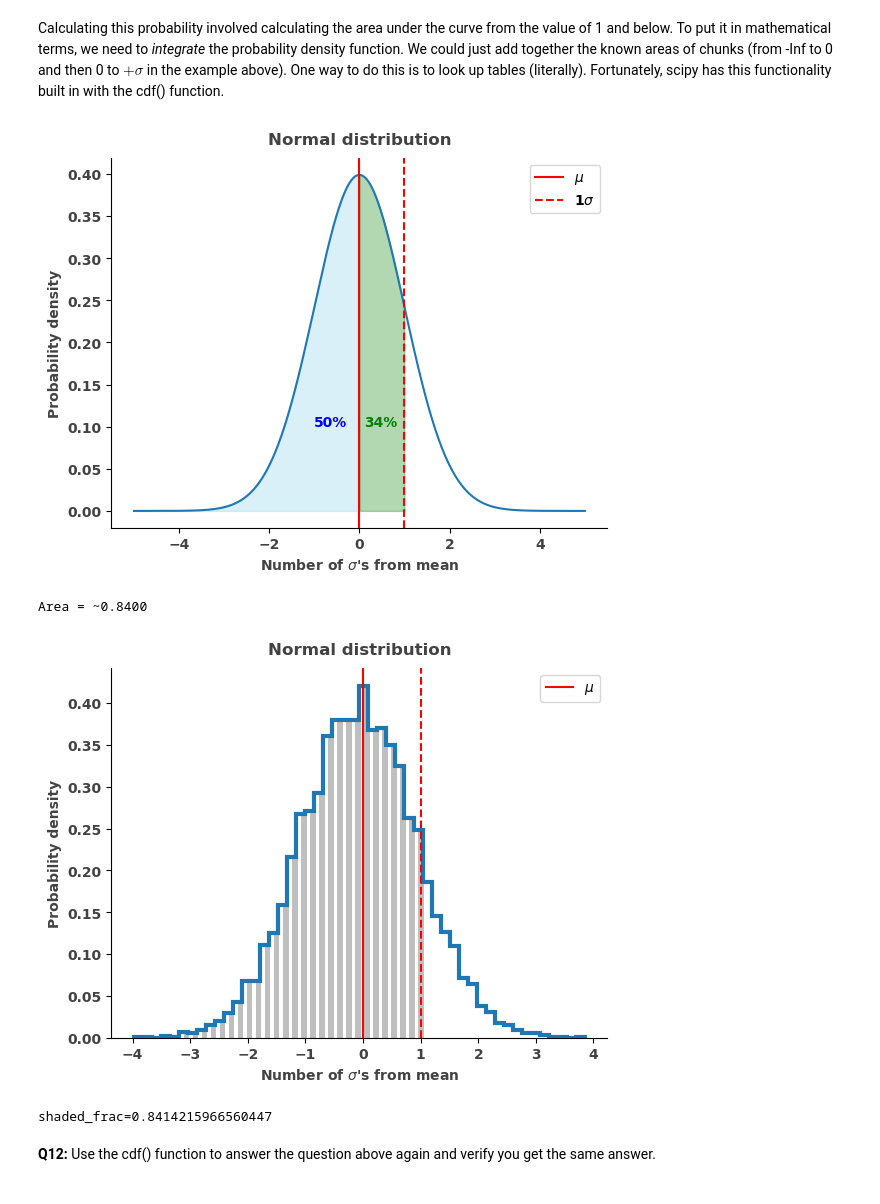
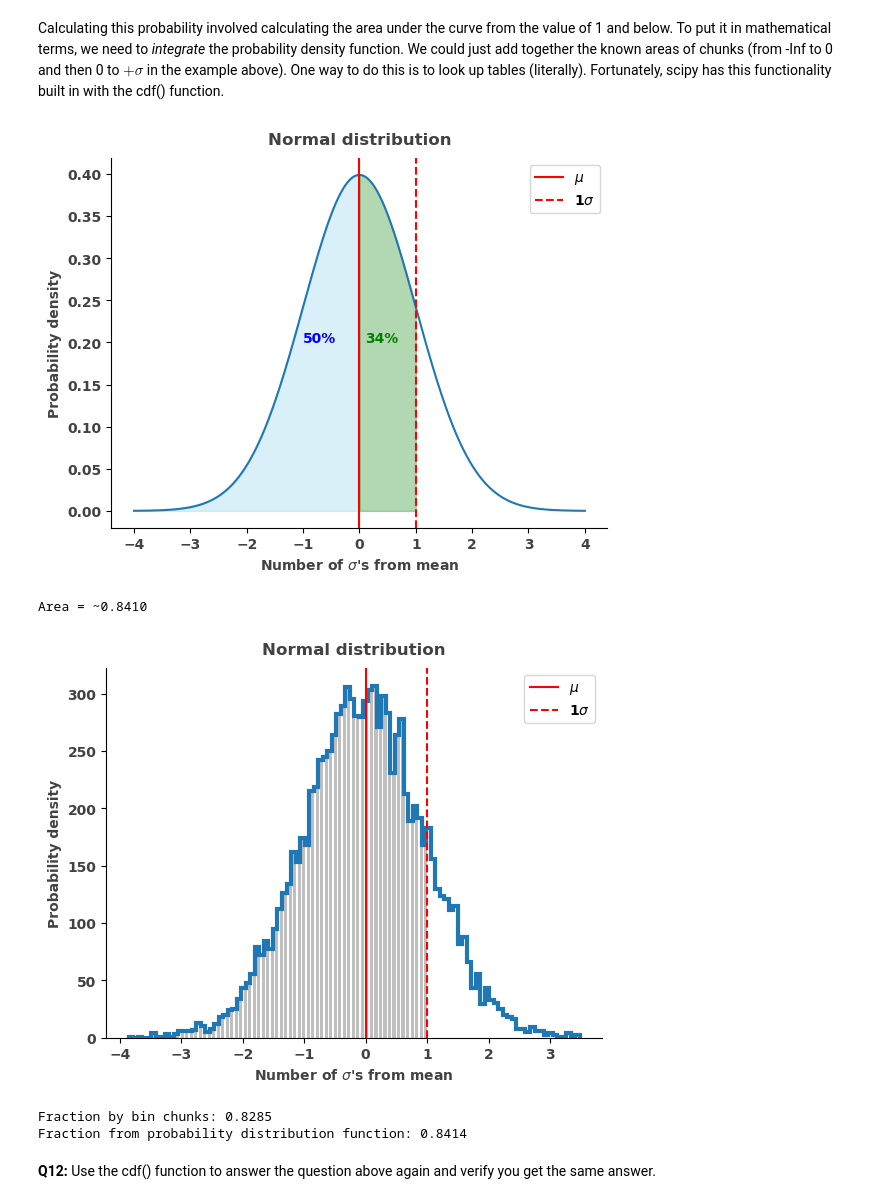
Before and after one commit to jonnross88/Springboard, a Jupyter notebook: u11_python_statistics_in_EDA/Frequentist Case Study/Frequentist Inference Case Study - Part A (3).ipynb, the cells around one changed output. Drawn from its saved outputs; the diff is of its cells as text; code cells hidden in the pictures.

```diff
--- a/u11_python_statistics_in_EDA/Frequentist Case Study/Frequentist Inference Case Study - Part A (3).ipynb
+++ b/u11_python_statistics_in_EDA/Frequentist Case Study/Frequentist Inference Case Study - Part A (3).ipynb
@@ -327,7 +320,6 @@ Recall some basic properties of the standard normal distribution, such as that a
 Calculating this probability involved calculating the area under the curve from the value of 1 and below. To put it in mathematical terms, we need to _integrate_ the probability density function. We could just add together the known areas of chunks (from -Inf to 0 and then 0 to $+\sigma$ in the example above). One way to do this is to look up tables (literally). Fortunately, scipy has this functionality built in with the cdf() function.
 # %%
 
-@njit
 def normal_curve(x, mu=0, sigma=1):
     return (
         1
@@ -336,7 +328,7 @@ def normal_curve(x, mu=0, sigma=1):
     )
 
 
-xs = np.linspace(-5, 5, 1000)
+xs = np.linspace(-4, 4, 10000)
 fx = normal_curve(xs)
 
 plt.plot(xs, fx)
@@ -347,51 +339,58 @@ plt.fill_between(
     x=xs, y1=fx, y2=0, where=np.bitwise_and(xs < 1, xs > 0), alpha=0.3, color="g"
 )
 plt.axvline(x=1, color="r", linestyle="--", label=r"1$\sigma$")
-plt.annotate(text="50%", xy=(-1, 0.1), color="b")
-plt.annotate(text="34%", xy=(0.1, 0.1), color="g")
+plt.annotate(text="50%", xy=(-1, 0.2), color="b")
+plt.annotate(text="34%", xy=(0.1, 0.2), color="g")
 plt.xlabel(r"Number of $\sigma$'s from mean")
 plt.ylabel("Probability density")
 plt.title("Normal distribution")
 plt.legend()
 plt.show()
 
-print(f"Area = ~{0.5 + 0.34:.4f}")
+print(f"Area = ~{0.5 + 0.682/2:.4f}")
 # %% [output]
-[figure, old version]
+[figure, new version]
-Area = ~0.8400
+Area = ~0.8410
 # %%
 ys = norm.rvs(0, 1, 10000)
-xs = np.linspace(ys.min(), ys.max(), 10000)
+xs = np.linspace(-4, 4, 10000)
 
 
+# Draw histogram
+ns, bs, ps = plt.hist(
+    ys, density=False, bins=100, histtype="step", linewidth=3, align="left"
+)
 
-ns, bs, ps = plt.hist(ys, density=True, bins=50, histtype="step", linewidth=3, align="left")
+# shaded bars
 new_b = [b for b in bs if b < 1]
 new_n = ns[: len(new_b)]
 
+plt.bar(height=new_n, x=new_b, align="edge", width=0.05, alpha=0.5, color="gray")
 
-_ = plt.axvline(
-    x=0,
-    color="r",
-    label=r'$\mu$'
-)
-_ = plt.axvline(x=1, color="r",  linestyle="--")
+_ = plt.axvline(x=0, color="r", label=r"$\mu$")
+_ = plt.axvline(x=1, color="r", linestyle="--", label=r"$1\sigma$")
 
-plt.bar(height=new_n, x=new_b, align='edge', width=0.1, alpha=0.5, color="gray")
+# chart labels
 plt.xlabel(r"Number of $\sigma$'s from mean")
 plt.ylabel("Probability density")
 plt.title("Normal distribution")
 plt.legend()
 plt.show()
 
+total_count = np.sum(ns)
+shaded_count = np.sum(ns * (bs[1:] < 1))
+frac_chunk = shaded_count / total_count
+print(f"Fraction by bin chunks: {frac_chunk:.4f}")
+
 
 total = np.sum([norm.pdf(x_val, 0, 1) for x_val in xs])
 shaded = np.sum([norm.pdf(x_val, 0, 1) for x_val in xs if x_val <= 1])
-shaded_frac = shaded/total
-print(f"{shaded_frac=}")
+shaded_frac = shaded / total
+print(f"Fraction from probability distribution function: {shaded_frac:.4f}")
 # %% [output]
-[figure, old version]
+[figure, new version]
-shaded_frac=0.8414215966560447
+Fraction by bin chunks: 0.8285
+Fraction from probability distribution function: 0.8414
 # %% [markdown]
 **Q12:** Use the cdf() function to answer the question above again and verify you get the same answer.
 # %% [markdown]
```
Also changed, not shown: parts of 35 cells of this notebook.
